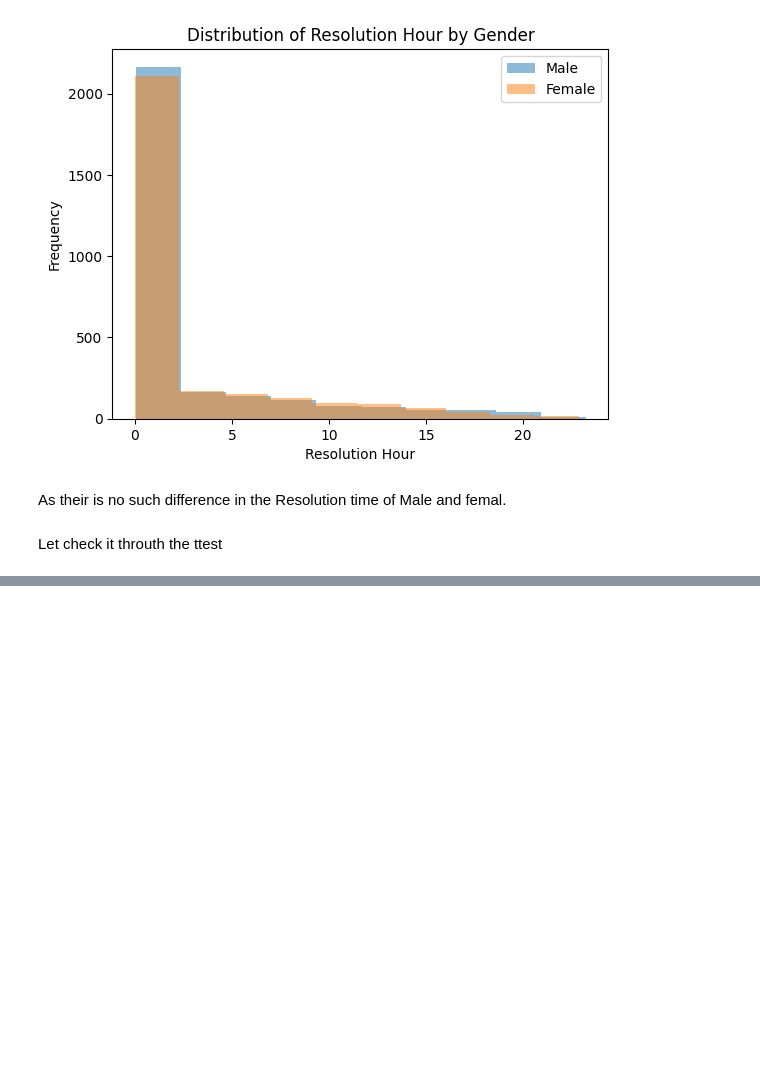
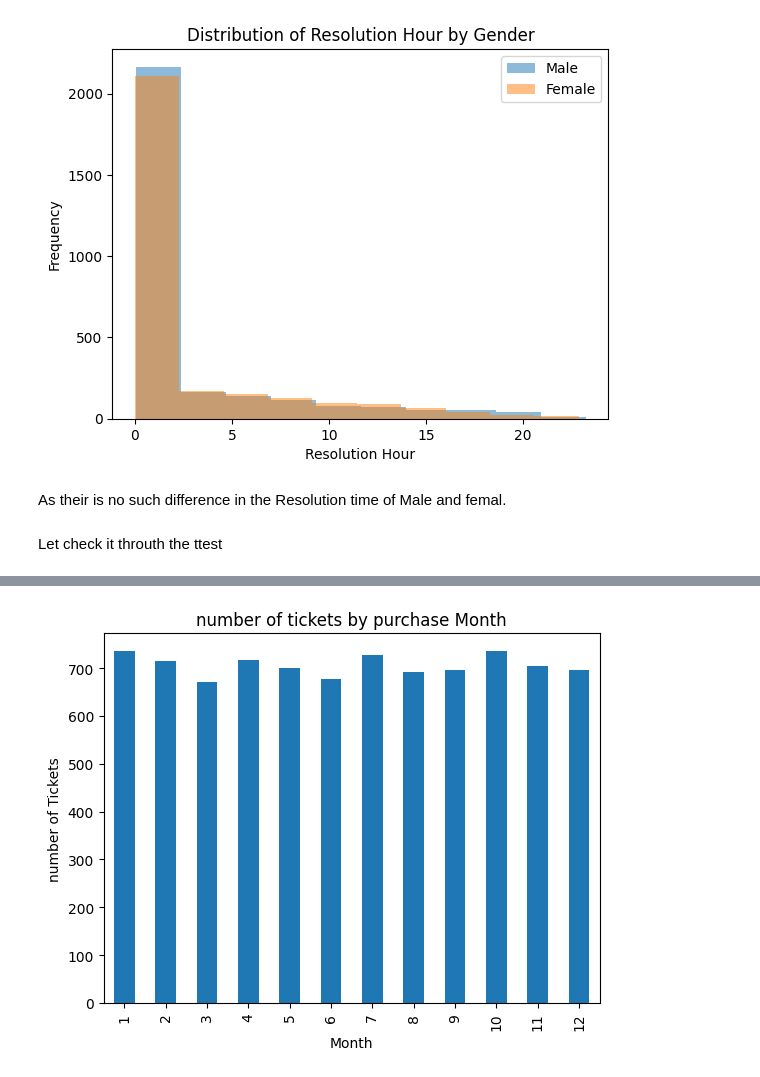
Before and after one commit to nomankhan0347893-web/mentorship-program-devsil, a Jupyter notebook: custommer_support_ticket.ipynb, the cells around one changed output, grey strips where cells are left out. Saved outputs shown, nothing was run; the diff lists cells and outputs as text; code cells hidden in the pictures; blank space fills up the shorter version.

```diff
--- a/custommer_support_ticket.ipynb
+++ b/custommer_support_ticket.ipynb
@@ -490,0 +600,10 @@ t_test,p_value=
+# %%
+# we can create new columns form (date of purchase  ) for easier analysis and answer question like
+# 1. which month has the most tickets?
+# 2. which day of the week do tickets spike?
+#3. does Purchase date affect resolution time?
+
+df['purchase_year']=df['Date of Purchase'].dt.year
+df['purchase_month']=df['Date of Purchase'].dt.month
+df['purchase_day']=df['Date of Purchase'].dt.day
+df['purchase_weekday']=df['Date of Purchase'].dt.day_name()
@@ -490,0 +620,10 @@ t_test,p_value=
+# %%
+# 1. which month has the most tickets?
+df.groupby('purchase_month').size().plot(kind='bar')
+plt.title('number of tickets by purchase Month')\
+
+plt.xlabel('Month')
+plt.ylabel('number of Tickets')
+plt.show()
+# %% [output]
+[figure, added]
```
Also changed, not shown: parts of 26 cells of this notebook.
